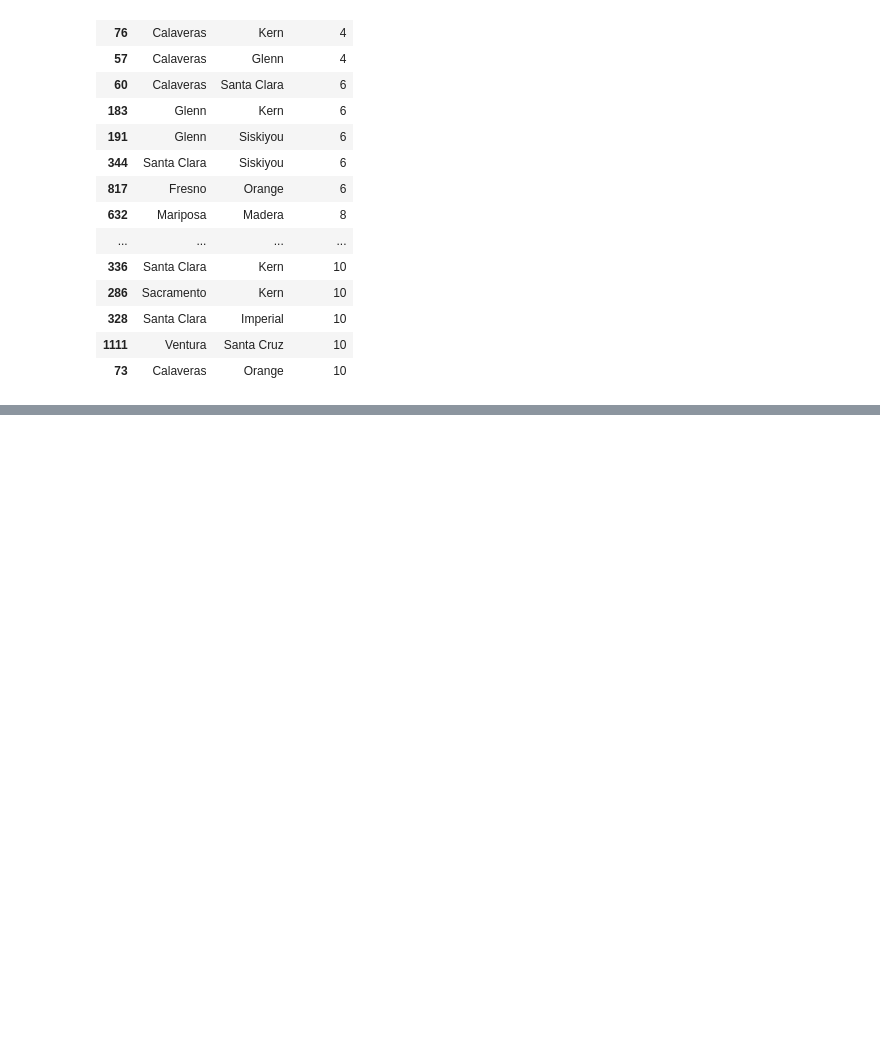
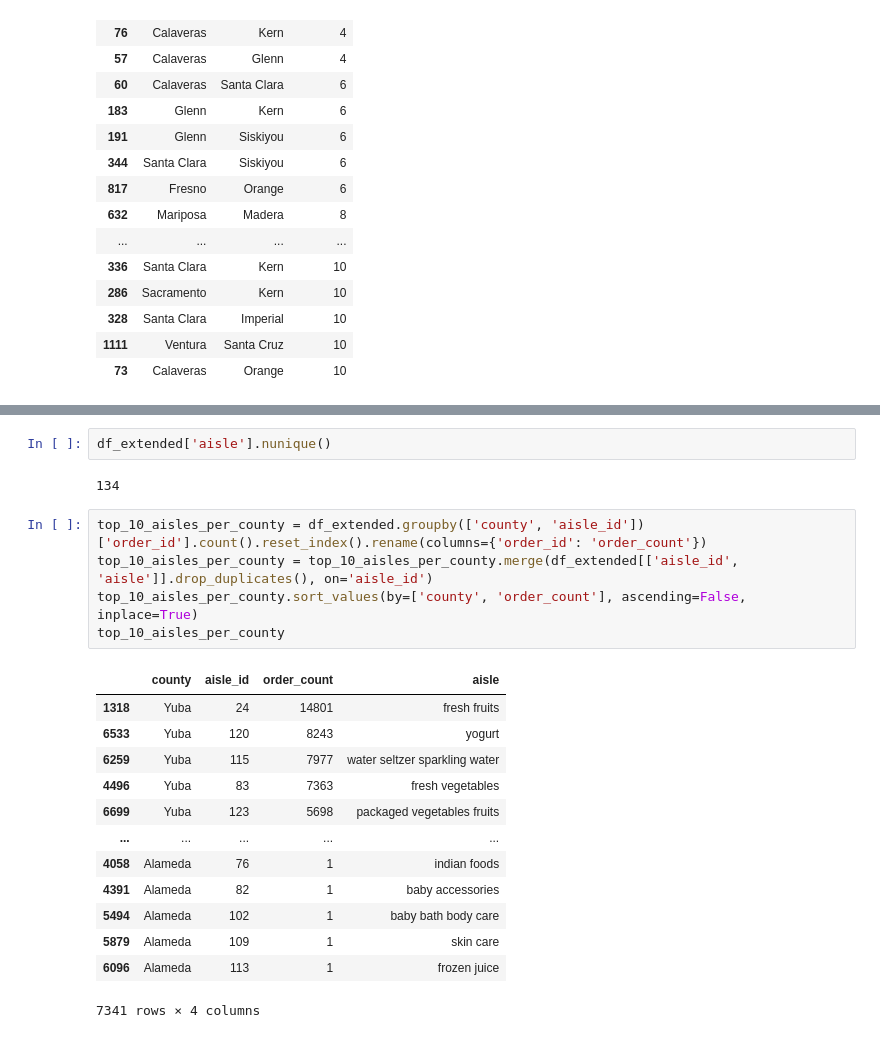
Before and after one commit to ElonRM/DA-BI-2, a Jupyter notebook: main.ipynb, the cells around one changed output, grey strips where cells are left out. Drawn from its saved outputs; the diff is of its cells as text; blank space fills up the shorter version.

```diff
--- a/main.ipynb
+++ b/main.ipynb
@@ -384,0 +400,23 @@ top_10_product_distances.head(20)
+# %%
+df_extended['aisle'].nunique()
+# %% [output]
+134
+# %%
+top_10_aisles_per_county = df_extended.groupby(['county', 'aisle_id'])['order_id'].count().reset_index().rename(columns={'order_id': 'order_count'})
+top_10_aisles_per_county = top_10_aisles_per_county.merge(df_extended[['aisle_id', 'aisle']].drop_duplicates(), on='aisle_id')
+top_10_aisles_per_county.sort_values(by=['county', 'order_count'], ascending=False, inplace=True)
+top_10_aisles_per_county
+# %% [output]
+|  | county | aisle_id | order_count | aisle |
+| 1318 | Yuba | 24 | 14801 | fresh fruits |
+| 6533 | Yuba | 120 | 8243 | yogurt |
+| 6259 | Yuba | 115 | 7977 | water seltzer sparkling water |
+| 4496 | Yuba | 83 | 7363 | fresh vegetables |
+| 6699 | Yuba | 123 | 5698 | packaged vegetables fruits |
+| ... | ... | ... | ... | ... |
+| 4058 | Alameda | 76 | 1 | indian foods |
+| 4391 | Alameda | 82 | 1 | baby accessories |
+| 5494 | Alameda | 102 | 1 | baby bath body care |
+| 5879 | Alameda | 109 | 1 | skin care |
+| 6096 | Alameda | 113 | 1 | frozen juice |
+7341 rows × 4 columns
```
Also changed, not shown: parts of 10 cells of this notebook.
